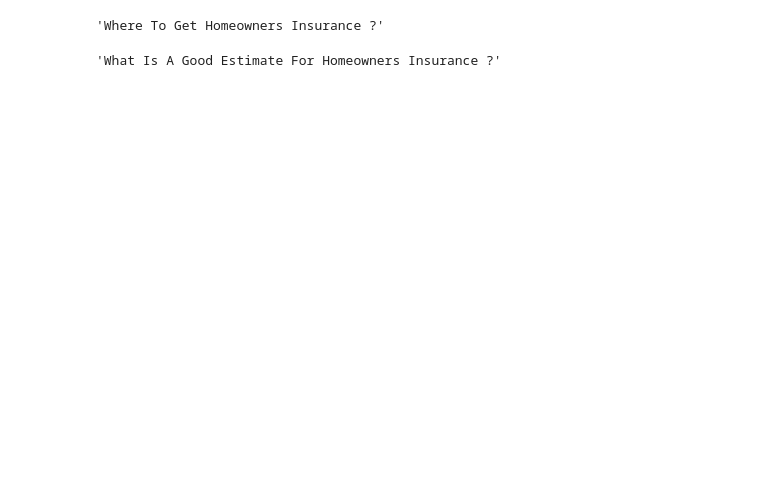
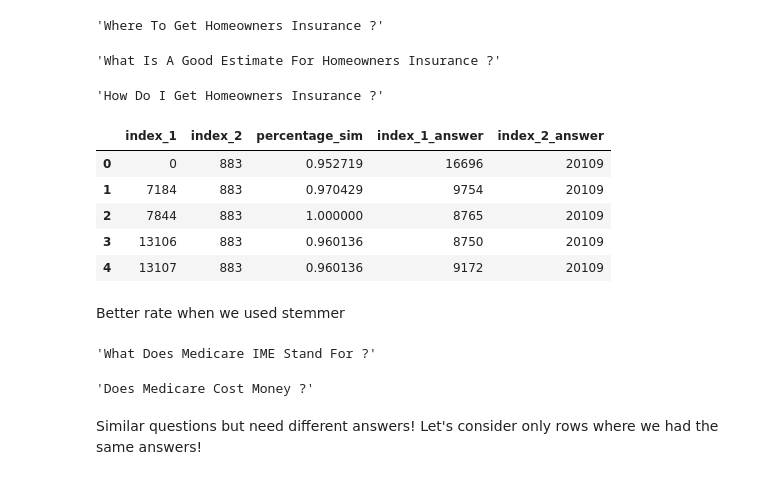
Before and after one commit to mouadhhamdi/insuranceQA, a Jupyter notebook: Similarities.ipynb, the cells around one changed output. Saved outputs shown, nothing was run; the diff lists cells and outputs as text; code cells hidden in the pictures; blank space fills up the shorter version.

```diff
--- a/Similarities.ipynb
+++ b/Similarities.ipynb
@@ -313,3 +316,7 @@ l2q.iloc[6]['questions_text']
 l2q.iloc[6547]['questions_text']
 # %% [output]
 'What Is A Good Estimate For Homeowners Insurance ?'
+# %%
+l2q.iloc[7798]['questions_text']
+# %% [output]
+'How Do I Get Homeowners Insurance ?'
@@ -315,0 +334,21 @@ l2q.iloc[6547]['questions_text']
+# %%
+similar_questions.head()
+# %% [output]
+|  | index_1 | index_2 | percentage_sim | index_1_answer | index_2_answer |
+| 0 | 0 | 883 | 0.952719 | 16696 | 20109 |
+| 1 | 7184 | 883 | 0.970429 | 9754 | 20109 |
+| 2 | 7844 | 883 | 1.000000 | 8765 | 20109 |
+| 3 | 13106 | 883 | 0.960136 | 8750 | 20109 |
+| 4 | 13107 | 883 | 0.960136 | 9172 | 20109 |
+# %% [markdown]
+Better rate when we used stemmer
+# %%
+l2q.loc[0]['questions_text']
+# %% [output]
+'What Does Medicare IME Stand For ?'
+# %%
+l2q.loc[883]['questions_text']
+# %% [output]
+'Does Medicare Cost Money ?'
+# %% [markdown]
+Similar questions but need different answers! Let's consider only rows where we had the same answers!
```
Also changed, not shown: parts of 20 cells of this notebook.
